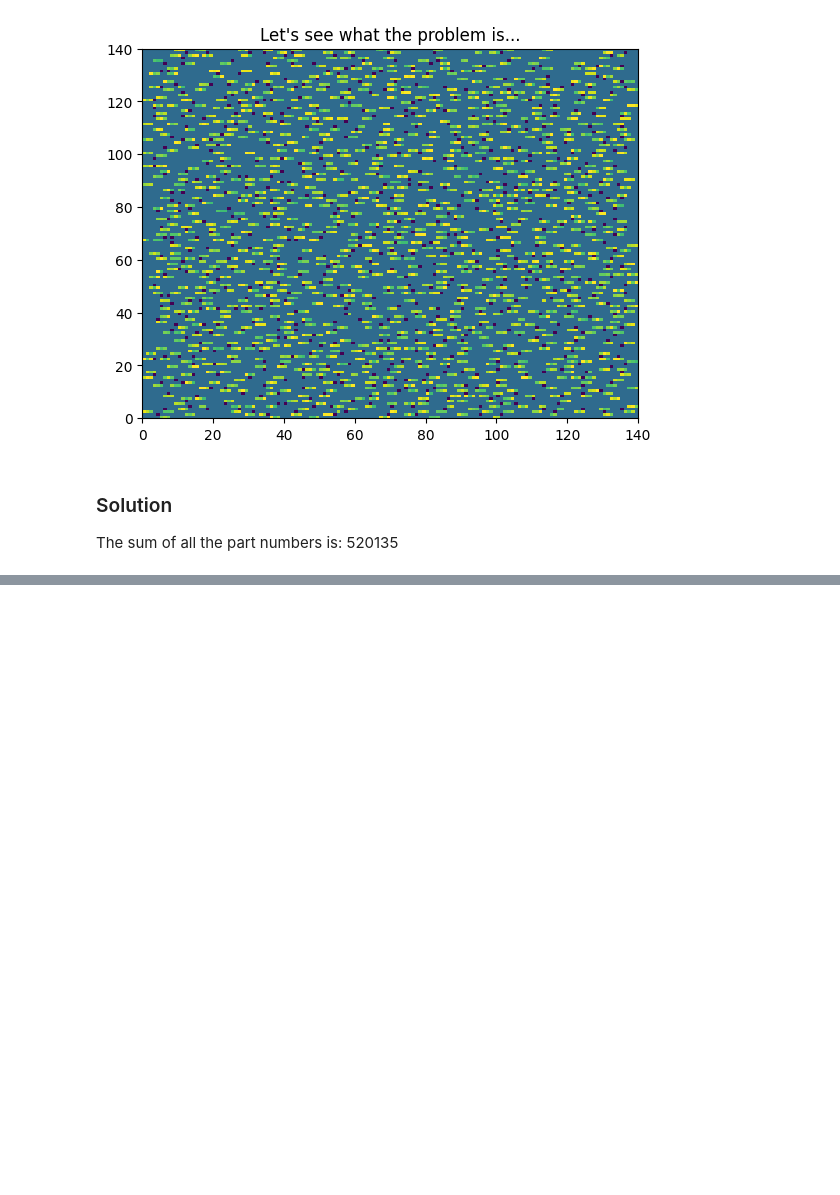
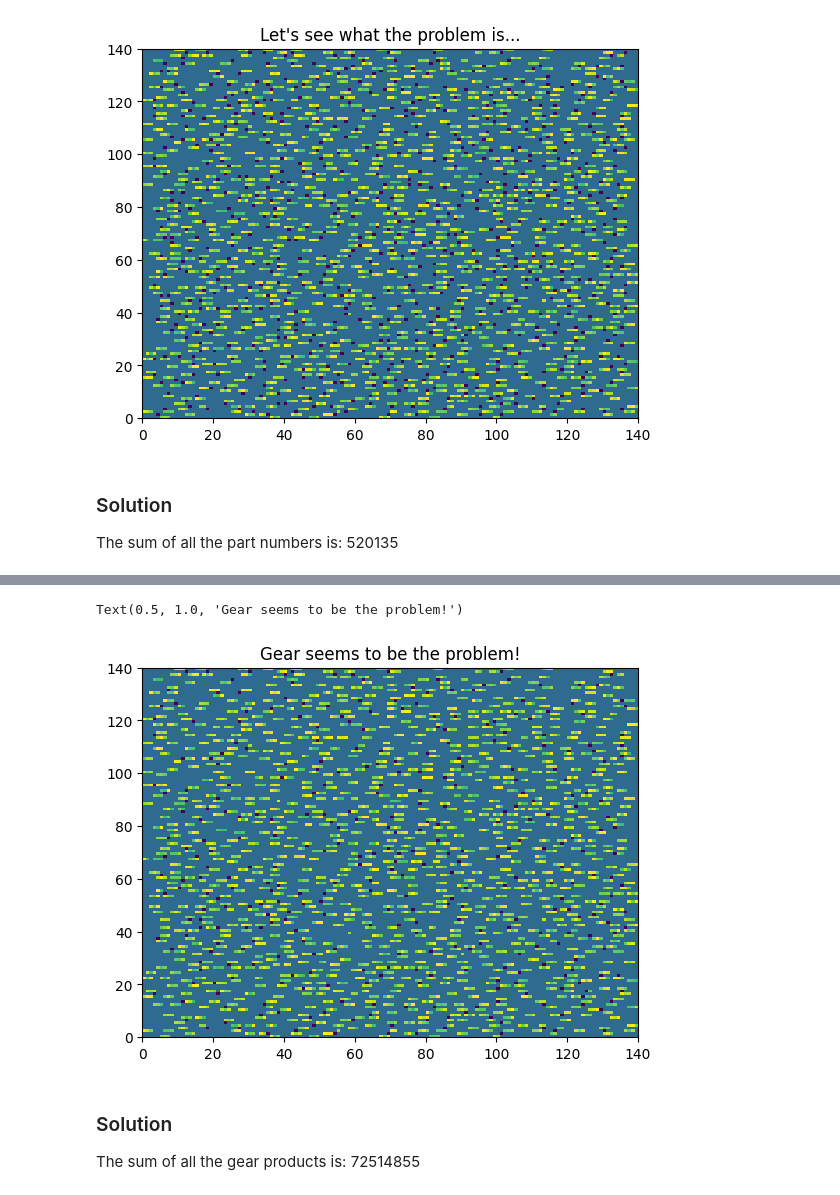
Before and after one commit to nouseforkeys/advent-of-code-23, a Jupyter notebook: day_3.ipynb, the cells around one changed output, grey strips where cells are left out. Saved outputs shown, nothing was run; the diff lists cells and outputs as text; code cells hidden in the pictures; blank space fills up the shorter version.

```diff
--- a/day_3.ipynb
+++ b/day_3.ipynb
@@ -99,0 +108,24 @@ The sum of all the part numbers is: 520135
+# %%
+# create another plot with only the gears and numbers
+def cast_input(character: str) -> int|str|None:
+    """converts the puzzle input to more parsable types"""
+    if character == '.':
+        return -10
+    try:
+        return int(character)
+    except ValueError:
+        if character == '*':
+            return -20
+        else:
+            return -10
+
+parser = ParseConfig('\n', ParseConfig('', cast_input))
+
+plot_input = parse_from_file('puzzle_input\\day_3.txt', parser)
+
+fig, ax = plt.subplots()
+ax.pcolormesh(np.flipud(np.array(plot_input)))
+ax.set_title('Gear seems to be the problem!')
+# %% [output]
+Text(0.5, 1.0, 'Gear seems to be the problem!')
+[figure, added]
@@ -99,0 +207,8 @@ The sum of all the part numbers is: 520135
+# %%
+markdown(
+    '### Solution',
+    f'The sum of all the gear products is: {total_gear_sum}'
+)
+# %% [output]
+### Solution
+The sum of all the gear products is: 72514855
```
Also changed, not shown: parts of 5 cells of this notebook.
